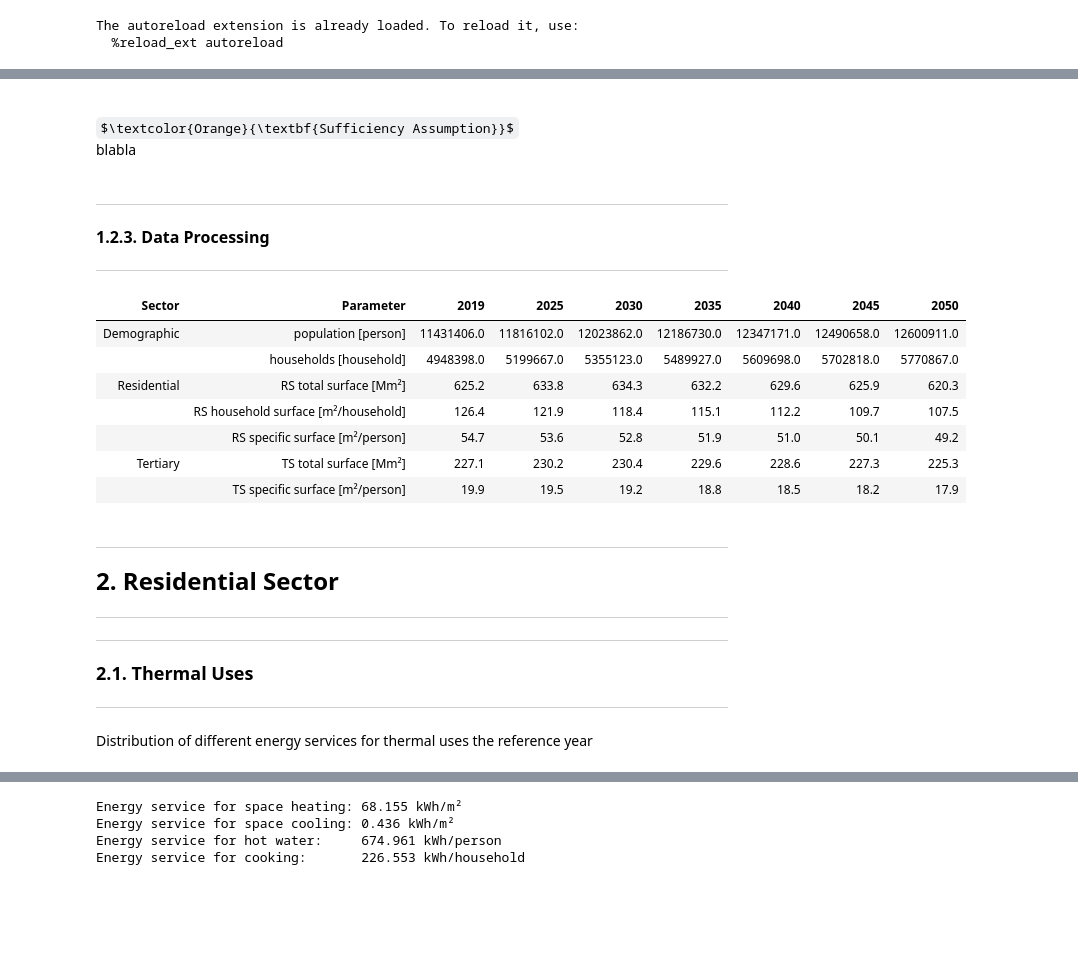
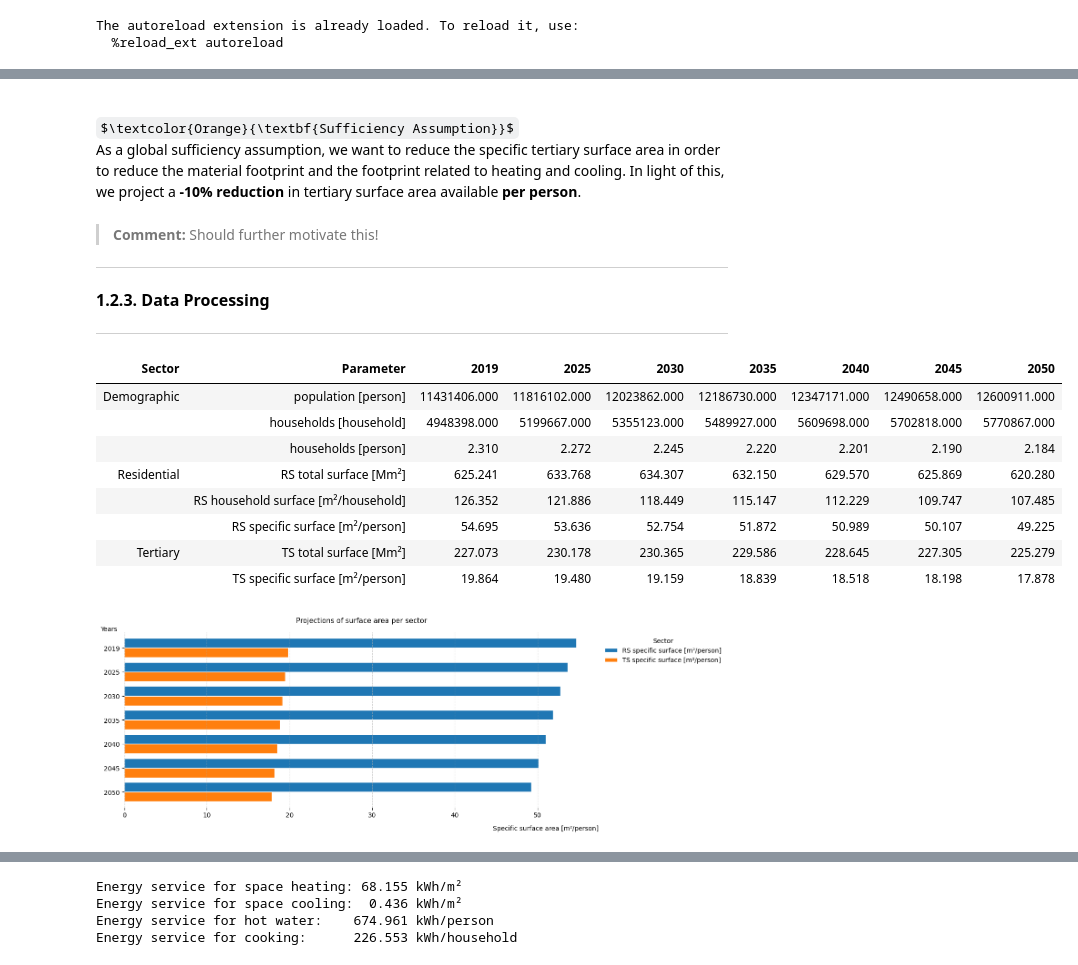
Before and after one commit to laterrea/negaWatt-BE, a Jupyter notebook: nW_BE_demand_model_buildings.ipynb, the cells around one changed output, grey strips where cells are left out. Cells and saved outputs as stored; diff of their text form; code cells hidden in the pictures; some formulas as TeX source; blank space fills up the shorter version.

```diff
--- a/nW_BE_demand_model_buildings.ipynb
+++ b/nW_BE_demand_model_buildings.ipynb
@@ -101,6 +129,7 @@ SUF_data = {"RS specific surface [m²/person]": linear_growth(2019, ref_RS_sur_s
 df_SUF = pd.DataFrame(SUF_data, index=years)
 df_SUF["population [person]"]                 = df_SUF.index.map(population_dict)
 df_SUF["households [household]"]              = df_SUF.index.map(households_dict)
+df_SUF["households [person]"]                 = df_SUF["population [person]"]            /df_SUF["households [household]"]
 df_SUF["RS total surface [Mm²]"]              = df_SUF["RS specific surface [m²/person]"]*df_SUF["population [person]"]*1e-6
-df_SUF["RS household surface [m²/household]"] = df_SUF["RS total surface [Mm²]"]*1e+6/df_SUF.index.map(households_dict)
+df_SUF["RS household surface [m²/household]"] = df_SUF["RS total surface [Mm²]"]*1e+6    /df_SUF["households [household]"]
 # %% [markdown]
@@ -118,7 +153,7 @@ ref_TS_sur_spe = ref_TS_sur_tot/population_dict[2019] # [m²/person]
 <br/>
 $\textcolor{Orange}{\textbf{Sufficiency Assumption}}$
 
-blabla
+As a global sufficiency assumption, we want to reduce the specific tertiary surface area in order to reduce the material footprint and the footprint related to heating and cooling. In light of this, we project a **-10% reduction** in tertiary surface area available **per person**.
 # %%
 # Inputs - Define Sufficiency Scenario Data (SUF)
 pro_TS_sur_spe = -0.10
@@ -129,4 +164,7 @@ df_SUF["TS total surface [Mm²]"]              = df_SUF["TS specific surface [m
 # %% [markdown]
+
+> **Comment:** Should further motivate this!
+
 ---
 
 <font size="3"><b>1.2.3. Data Processing</b></font> <a class="anchor" id="section_1_2_3"></a>
@@ -135,7 +173,7 @@ df_SUF["TS total surface [Mm²]"]              = df_SUF["TS specific surface [m
 # %%
 # Processing - Sectors
 df_BD_macro = {
-    'Demographic':   df_SUF[["population [person]","households [household]"]].T,
+    'Demographic':   df_SUF[["population [person]","households [household]","households [person]"]].T,
     'Residential':   df_SUF[["RS total surface [Mm²]","RS household surface [m²/household]","RS specific surface [m²/person]"]].T,
     'Tertiary':      df_SUF[["TS total surface [Mm²]","TS specific surface [m²/person]"]].T,
 }
@@ -150,43 +188,52 @@ df_BD_macro = pd.concat(rows, ignore_index=True)
 # %%
 if post_process:
     # === Full table ===
     df_fec = df_BD_macro
     df_fec['Sector'] = df_fec['Sector'].mask(df_fec['Sector'].duplicated(), '')
     df_fec_r = df_fec[['Sector', 'Parameter'] + list(years)]
     styled = (
         df_fec_r.style
           .hide(axis='index')
           .set_table_attributes('style="width:100%;table-layout:fixed;"')
           .apply(highlight_mode_separator, axis=1)
           .apply(lambda row: [bold_mode(cell, row['Sector'], col) for col, cell in zip(df_fec_r.columns, row)], axis=1)
           .set_properties(subset=['Parameter'], **{'font-style':'italic'})
-          .format({year: "{:.1f}" for year in years})
+          .format({year: "{:.3f}" for year in years})
     )
     display(styled)
+
+    # === Bar chart ===
+    plot_data = df_BD_macro.set_index('Parameter')[years].T
+    plot_data = plot_data[['RS specific surface [m²/person]', 'TS specific surface [m²/person]']]
+    ax = plot_data.plot(
+        kind='barh',
+        figsize=(14, 5),
+        width=0.8,
+        edgecolor='white'
+        )
+    ax.set_title('Projections of surface area per sector', fontsize=11, pad=15)
+    ax.set_xlabel('Specific surface area [m²/person]', fontsize=10, ha='right', va='top')
+    ax.set_ylabel('Years', fontsize=10, rotation=0, ha='left', va='bottom')
+    ax.yaxis.set_inverted(True) # inverted axis with autoscaling
+    ax.xaxis.set_label_coords(1, -0.1)
+    ax.yaxis.set_label_coords(-0.05, 1)
+    ax.yaxis.set_inverted(True) # inverted axis with autoscaling
+    ax.legend(bbox_to_anchor=(1, 1), loc='upper left', title="Sector", frameon=False)
+    ax.grid(axis='x', linestyle='--', alpha=0.6)
+    ax.spines['top'].set_visible(False)
+    ax.spines['right'].set_visible(False)
+    ax.spines['bottom'].set_visible(False)
+    ax.spines['left'].set_visible(False)
+    plt.tight_layout()
+    plt.show()
 # %% [output]
 | Sector | Parameter | 2019 | 2025 | 2030 | 2035 | 2040 | 2045 | 2050 |
-| Demographic | population [person] | 11431406.0 | 11816102.0 | 12023862.0 | 12186730.0 | 12347171.0 | 12490658.0 | 12600911.0 |
-|  | households [household] | 4948398.0 | 5199667.0 | 5355123.0 | 5489927.0 | 5609698.0 | 5702818.0 | 5770867.0 |
-| Residential | RS total surface [Mm²] | 625.2 | 633.8 | 634.3 | 632.2 | 629.6 | 625.9 | 620.3 |
-|  | RS household surface [m²/household] | 126.4 | 121.9 | 118.4 | 115.1 | 112.2 | 109.7 | 107.5 |
-|  | RS specific surface [m²/person] | 54.7 | 53.6 | 52.8 | 51.9 | 51.0 | 50.1 | 49.2 |
-| Tertiary | TS total surface [Mm²] | 227.1 | 230.2 | 230.4 | 229.6 | 228.6 | 227.3 | 225.3 |
-|  | TS specific surface [m²/person] | 19.9 | 19.5 | 19.2 | 18.8 | 18.5 | 18.2 | 17.9 |
+| Demographic | population [person] | 11431406.000 | 11816102.000 | 12023862.000 | 12186730.000 | 12347171.000 | 12490658.000 | 12600911.000 |
+|  | households [household] | 4948398.000 | 5199667.000 | 5355123.000 | 5489927.000 | 5609698.000 | 5702818.000 | 5770867.000 |
+|  | households [person] | 2.310 | 2.272 | 2.245 | 2.220 | 2.201 | 2.190 | 2.184 |
+| Residential | RS total surface [Mm²] | 625.241 | 633.768 | 634.307 | 632.150 | 629.570 | 625.869 | 620.280 |
+|  | RS household surface [m²/household] | 126.352 | 121.886 | 118.449 | 115.147 | 112.229 | 109.747 | 107.485 |
+|  | RS specific surface [m²/person] | 54.695 | 53.636 | 52.754 | 51.872 | 50.989 | 50.107 | 49.225 |
+| Tertiary | TS total surface [Mm²] | 227.073 | 230.178 | 230.365 | 229.586 | 228.645 | 227.305 | 225.279 |
+|  | TS specific surface [m²/person] | 19.864 | 19.480 | 19.159 | 18.839 | 18.518 | 18.198 | 17.878 |
+[figure, added]
-# %% [markdown]
-
----
-
-<font size="5"><b>2. Residential Sector</b></font> <a class="anchor" id="section_2"></a>
-
----
-
-
-
----
-
-<font size="4"><b>2.1. Thermal Uses</b></font> <a class="anchor" id="section_2_1"></a>
-
----
-
-
-Distribution of different energy services for thermal uses the reference year
```
Also changed, not shown: parts of 52 cells of this notebook, 3 other files.
